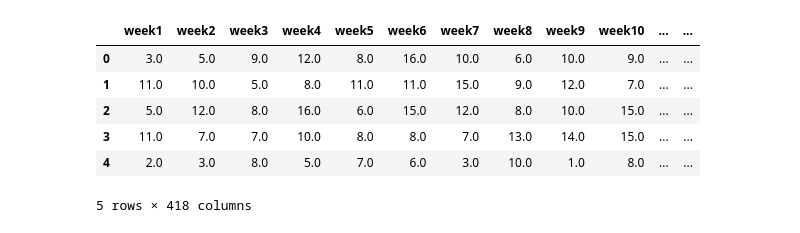
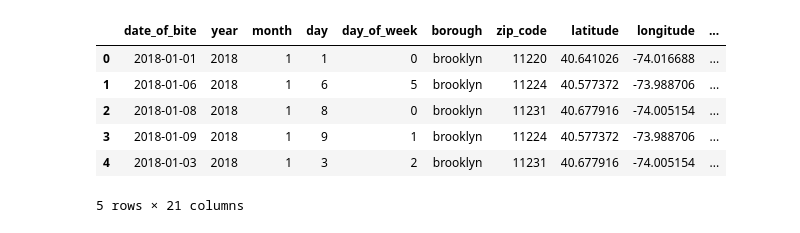
Before and after one commit to Pawmsdayl/hey-im-walking-my-dog-here, a Jupyter notebook: notebooks/2_clustering2.ipynb, the cells around one changed output. Saved outputs shown, nothing was run; the diff lists cells and outputs as text; code cells hidden in the pictures.

```diff
--- a/notebooks/2_clustering2.ipynb
+++ b/notebooks/2_clustering2.ipynb
@@ -14,16 +14,15 @@ from folium.plugins import HeatMap
 from kneed import KneeLocator
 # %%
 # import data
-time_series_data = pd.read_csv('../data/processed/dog_bite_time_series.csv')
-wrangled = time_series_data.drop(columns=['borough'])
+wrangled = pd.read_csv('../data/processed/dog_bite_wrangled.csv')
 
 # display
 wrangled.head()
 # %% [output]
-|  | week1 | week2 | week3 | week4 | week5 | week6 | week7 | week8 | week9 | week10 | ... | ... |
-| 0 | 3.0 | 5.0 | 9.0 | 12.0 | 8.0 | 16.0 | 10.0 | 6.0 | 10.0 | 9.0 | ... | ... |
-| 1 | 11.0 | 10.0 | 5.0 | 8.0 | 11.0 | 11.0 | 15.0 | 9.0 | 12.0 | 7.0 | ... | ... |
-| 2 | 5.0 | 12.0 | 8.0 | 16.0 | 6.0 | 15.0 | 12.0 | 8.0 | 10.0 | 15.0 | ... | ... |
-| 3 | 11.0 | 7.0 | 7.0 | 10.0 | 8.0 | 8.0 | 7.0 | 13.0 | 14.0 | 15.0 | ... | ... |
-| 4 | 2.0 | 3.0 | 8.0 | 5.0 | 7.0 | 6.0 | 3.0 | 10.0 | 1.0 | 8.0 | ... | ... |
+|  | date_of_bite | year | month | day | day_of_week | borough | zip_code | latitude | longitude | ... |
+| 0 | 2018-01-01 | 2018 | 1 | 1 | 0 | brooklyn | 11220 | 40.641026 | -74.016688 | ... |
+| 1 | 2018-01-06 | 2018 | 1 | 6 | 5 | brooklyn | 11224 | 40.577372 | -73.988706 | ... |
+| 2 | 2018-01-08 | 2018 | 1 | 8 | 0 | brooklyn | 11231 | 40.677916 | -74.005154 | ... |
+| 3 | 2018-01-09 | 2018 | 1 | 9 | 1 | brooklyn | 11224 | 40.577372 | -73.988706 | ... |
+| 4 | 2018-01-03 | 2018 | 1 | 3 | 2 | brooklyn | 11231 | 40.677916 | -74.005154 | ... |
-5 rows × 418 columns
+5 rows × 21 columns
```
Also changed, not shown: parts of 19 cells of this notebook, 4 other files.
